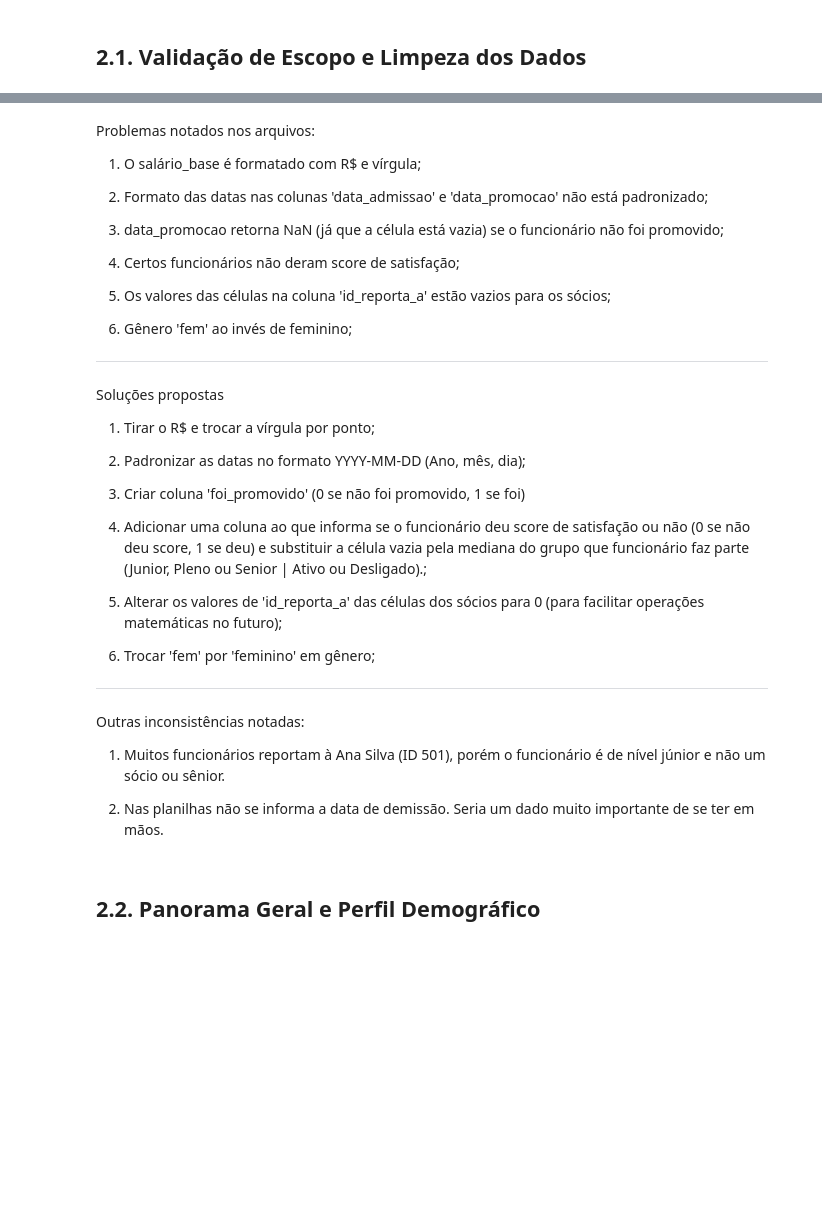
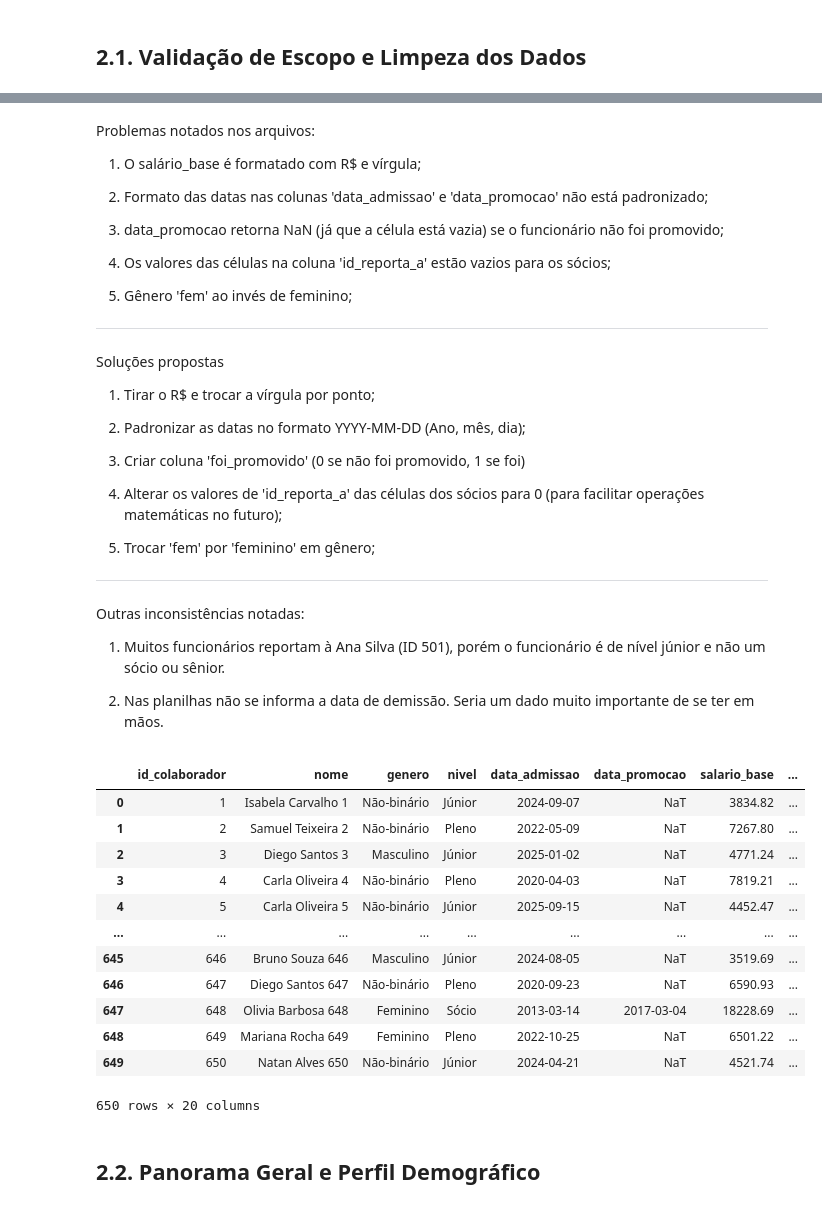
Before and after one commit to 1JoaoVitor0/Projeto-de-Nivelamento00---LACEDA, a Jupyter notebook: Nivelamento00_LACEDA_GuilhermeXavier.ipynb, the cells around one changed output, grey strips where cells are left out. Cells and saved outputs as stored; diff of their text form; code cells hidden in the pictures; blank space fills up the shorter version.

```diff
--- a/Nivelamento00_LACEDA_GuilhermeXavier.ipynb
+++ b/Nivelamento00_LACEDA_GuilhermeXavier.ipynb
@@ -48,11 +85,9 @@ Problemas notados nos arquivos:
 
 3. data_promocao retorna NaN (já que a célula está vazia) se o funcionário não foi promovido;
 
-4. Certos funcionários não deram score de satisfação;
+4. Os valores das células na coluna 'id_reporta_a' estão vazios para os sócios;
 
-5. Os valores das células na coluna 'id_reporta_a' estão vazios para os sócios;
-
-6. Gênero 'fem' ao invés de feminino;
+5. Gênero 'fem' ao invés de feminino;
 
 ---
 Soluções propostas
@@ -63,13 +98,9 @@ Soluções propostas
 
 3. Criar coluna 'foi_promovido' (0 se não foi promovido, 1 se foi)
 
-4. Adicionar uma coluna ao que informa se o funcionário deu
-score de satisfação ou não (0 se não deu score, 1 se deu) e substituir a célula vazia pela mediana do grupo que funcionário faz parte
-(Junior, Pleno ou Senior | Ativo ou Desligado).;
+4. Alterar os valores de 'id_reporta_a' das células dos sócios para 0 (para facilitar operações matemáticas no futuro);
 
-5. Alterar os valores de 'id_reporta_a' das células dos sócios para 0 (para facilitar operações matemáticas no futuro);
-
-6. Trocar 'fem' por 'feminino' em gênero;
+5. Trocar 'fem' por 'feminino' em gênero;
 
 ---
 
@@ -108,41 +139,50 @@ dfFuncionarios['data_promocao'] = pd.to_datetime(
 
 dfFuncionarios['foi_promovido'] = dfFuncionarios['data_promocao'].notna().astype(int)
 
-## 4. Criar flag 'respondeu_pesquisa' e substituir a célula vazia pela mediana do grupo que o funcionário faz parte.
-
-dfFuncionarios['respondeu_pesquisa'] = dfFuncionarios['score_satisfacao'].notna().astype(int)
-dfFuncionarios['score_satisfacao'] = dfFuncionarios.groupby(['status_atual', 'nivel'])['score_satisfacao'].transform(lambda x: x.fillna(x.median()))
-
-## 5. Alterar os valores de 'id_reporta_a' das células dos sócios para 0
+## 4. Alterar os valores de 'id_reporta_a' das células dos sócios para 0
 
 dfFuncionarios.loc[dfFuncionarios['nivel'] == 'Sócio', 'id_reporta_a'] = 0
 
-## 6. Trocar 'Fem' por 'Feminino'
+## 5. Trocar 'Fem' por 'Feminino'
 
 dfFuncionarios['genero'] = dfFuncionarios['genero'].replace(['Fem', 'Femininoinino'], 'Feminino')
 
 ## Cruzamento de Dados e Engenharia de Atributos
 
 ### Merge indicando os departamentos dos funcionários
 
 df_completo = dfFuncionarios.merge(
     dfDepartamentos[['id_departamento', 'nome_departamento']],
     on='id_departamento',
     how='left'
 )
 
 ### Cruzando com filiais
 
 df_completo = df_completo.merge(
     dfFiliais[['id_filial', 'cidade', 'estado']],
     on='id_filial',
     how='left'
 )
 
 ''' display(df_completo.loc[df_completo['id_colaborador'] == 647].T) '''
 
 
 display(df_completo)
+# %% [output]
+|  | id_colaborador | nome | genero | nivel | data_admissao | data_promocao | salario_base | ... |
+| 0 | 1 | Isabela Carvalho 1 | Não-binário | Júnior | 2024-09-07 | NaT | 3834.82 | ... |
+| 1 | 2 | Samuel Teixeira 2 | Não-binário | Pleno | 2022-05-09 | NaT | 7267.80 | ... |
+| 2 | 3 | Diego Santos 3 | Masculino | Júnior | 2025-01-02 | NaT | 4771.24 | ... |
+| 3 | 4 | Carla Oliveira 4 | Não-binário | Pleno | 2020-04-03 | NaT | 7819.21 | ... |
+| 4 | 5 | Carla Oliveira 5 | Não-binário | Júnior | 2025-09-15 | NaT | 4452.47 | ... |
+| ... | ... | ... | ... | ... | ... | ... | ... | ... |
+| 645 | 646 | Bruno Souza 646 | Masculino | Júnior | 2024-08-05 | NaT | 3519.69 | ... |
+| 646 | 647 | Diego Santos 647 | Não-binário | Pleno | 2020-09-23 | NaT | 6590.93 | ... |
+| 647 | 648 | Olivia Barbosa 648 | Feminino | Sócio | 2013-03-14 | 2017-03-04 | 18228.69 | ... |
+| 648 | 649 | Mariana Rocha 649 | Feminino | Pleno | 2022-10-25 | NaT | 6501.22 | ... |
+| 649 | 650 | Natan Alves 650 | Não-binário | Júnior | 2024-04-21 | NaT | 4521.74 | ... |
+650 rows × 20 columns
 # %% [markdown]
 ## 2.2. Panorama Geral e Perfil Demográfico
 # %%
```
Also changed, not shown: parts of 5 cells of this notebook, 6 other files.
